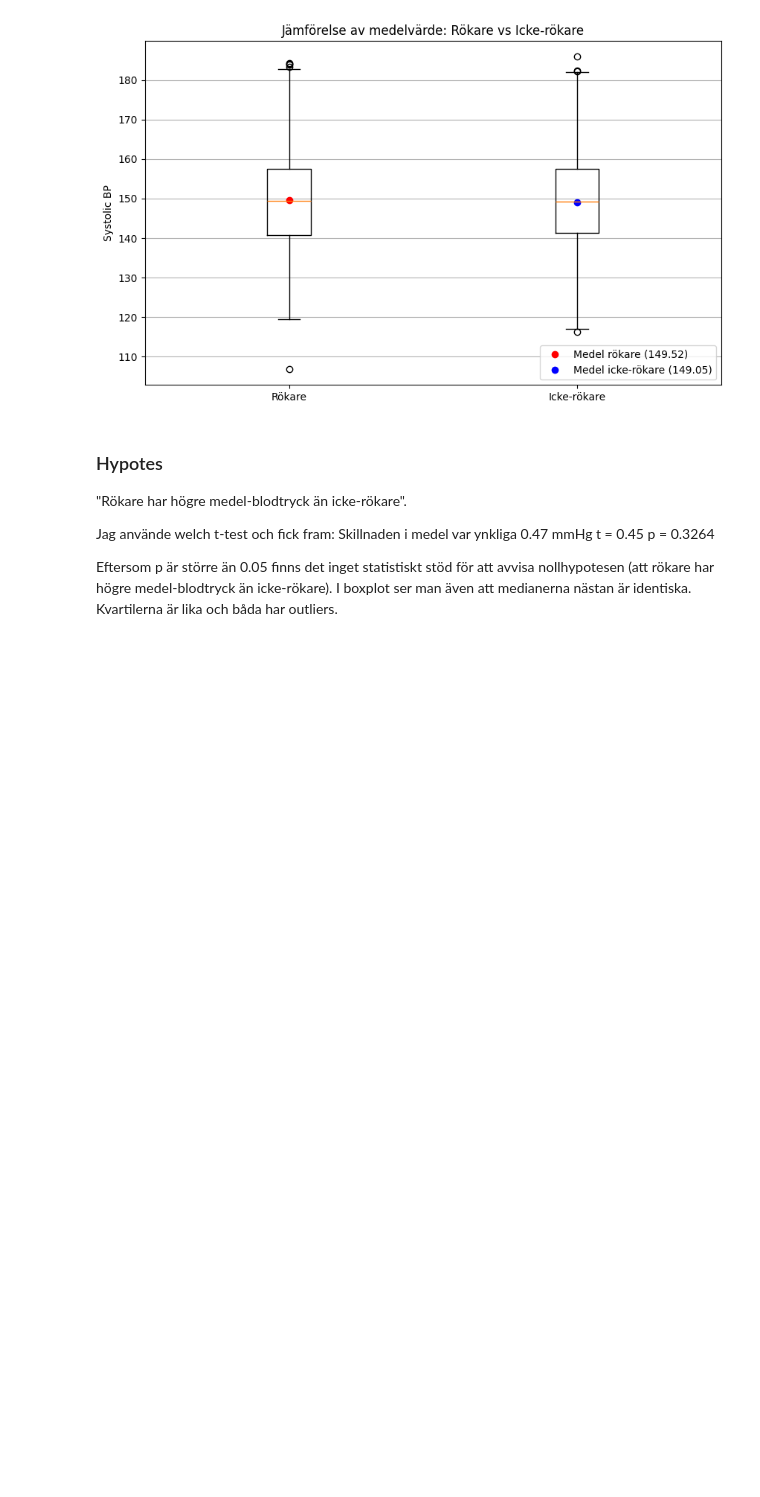
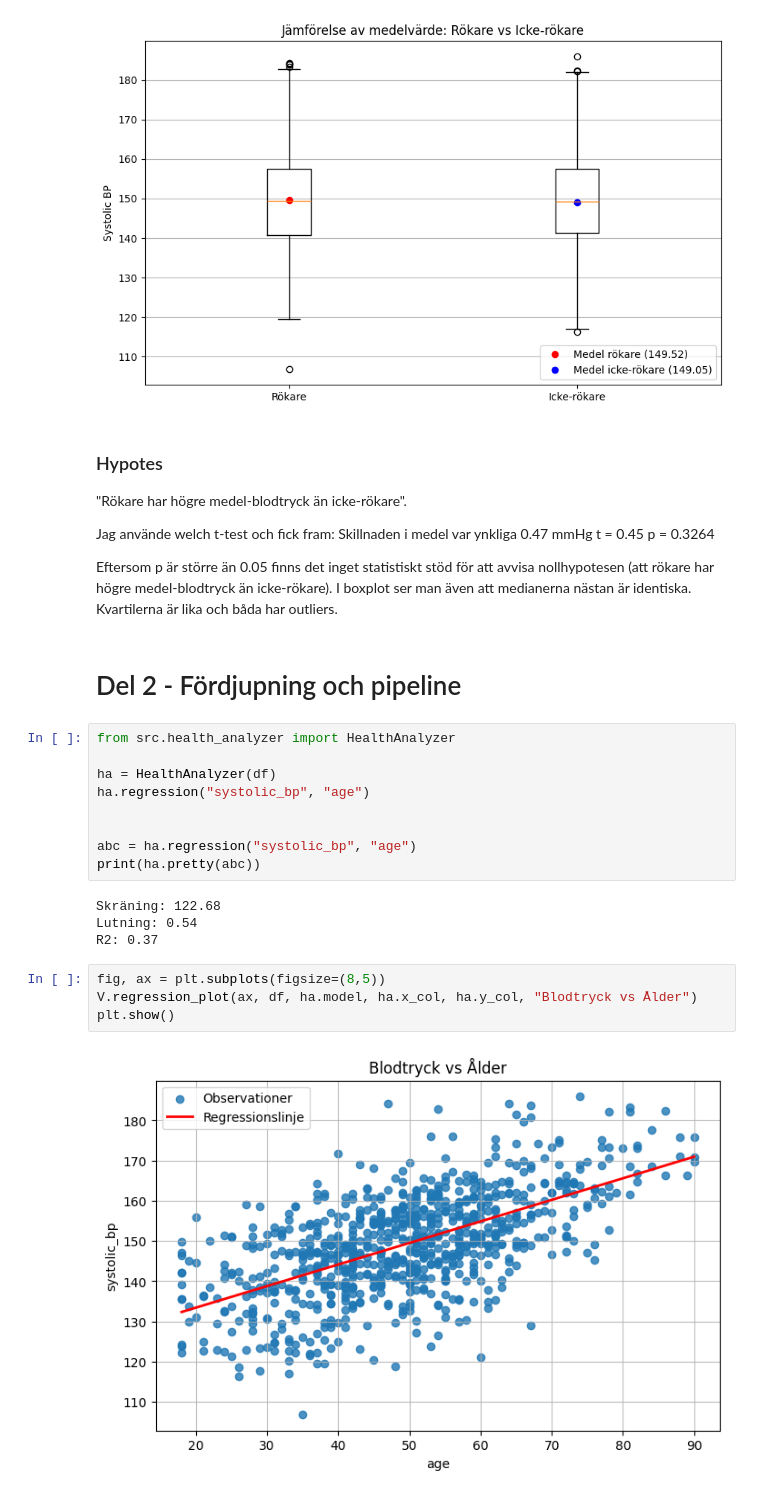
Before and after one commit to Jack-JackAttack/Halsostudie, a Jupyter notebook: report.ipynb, the cells around one changed output. Drawn from its saved outputs; the diff is of its cells as text; blank space fills up the shorter version.

```diff
--- a/report.ipynb
+++ b/report.ipynb
@@ -201,3 +201,24 @@ p = 0.3264
 
 Eftersom p är större än 0.05 finns det inget statistiskt stöd för att avvisa nollhypotesen (att rökare har högre medel-blodtryck än icke-rökare).
 I boxplot ser man även att medianerna nästan är identiska. Kvartilerna är lika och båda har outliers.
+# %% [markdown]
+# Del 2 - Fördjupning och pipeline
+# %%
+from src.health_analyzer import HealthAnalyzer
+
+ha = HealthAnalyzer(df)
+ha.regression("systolic_bp", "age")
+
+
+abc = ha.regression("systolic_bp", "age")
+print(ha.pretty(abc))
+# %% [output]
+Skräning: 122.68
+Lutning: 0.54
+R2: 0.37
+# %%
+fig, ax = plt.subplots(figsize=(8,5))
+V.regression_plot(ax, df, ha.model, ha.x_col, ha.y_col, "Blodtryck vs Ålder")
+plt.show()
+# %% [output]
+[figure, added]
```
Also changed, not shown: parts of 4 cells of this notebook, 3 other files.
